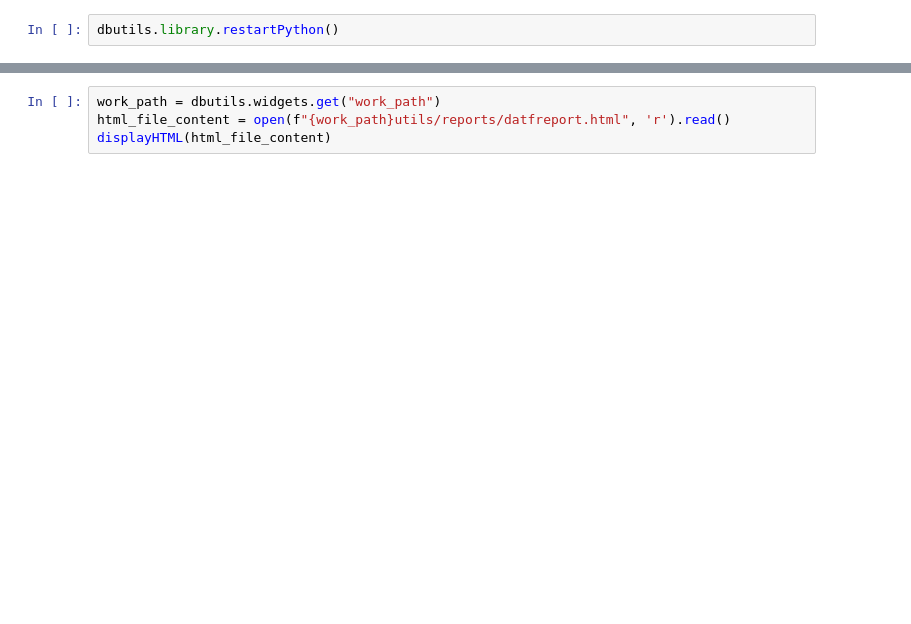
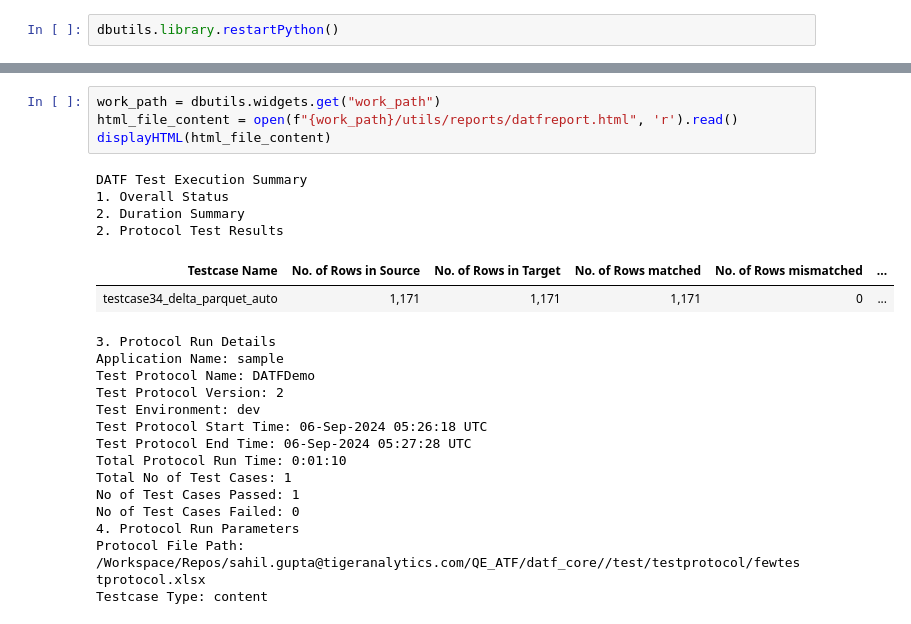
Before and after one commit to sahilgupta-tiger/QE_ATF, a Jupyter notebook: DATF-Execution.ipynb, the cells around one changed output, grey strips where cells are left out. Saved outputs shown, nothing was run; the diff lists cells and outputs as text; blank space fills up the shorter version.

```diff
--- a/DATF-Execution.ipynb
+++ b/DATF-Execution.ipynb
@@ -34,7 +68,28 @@ runner = f"{py_file} {protocol_file_path} {test_type} {test_names}"
 # %%
 work_path = dbutils.widgets.get("work_path")
-html_file_content = open(f"{work_path}utils/reports/datfreport.html", 'r').read()
+html_file_content = open(f"{work_path}/utils/reports/datfreport.html", 'r').read()
 displayHTML(html_file_content)
+# %% [output]
+DATF Test Execution Summary
+1. Overall Status
+2. Duration Summary
+2. Protocol Test Results
+| Testcase Name | No. of Rows in Source | No. of Rows in Target | No. of Rows matched | No. of Rows mismatched | ... |
+| testcase34_delta_parquet_auto | 1,171 | 1,171 | 1,171 | 0 | ... |
+3. Protocol Run Details
+Application Name: sample
+Test Protocol Name: DATFDemo
+Test Protocol Version: 2
+Test Environment: dev
+Test Protocol Start Time: 06-Sep-2024 05:26:18 UTC
+Test Protocol End Time: 06-Sep-2024 05:27:28 UTC
+Total Protocol Run Time: 0:01:10
+Total No of Test Cases: 1
+No of Test Cases Passed: 1
+No of Test Cases Failed: 0
+4. Protocol Run Parameters
+Protocol File Path: /Workspace/Repos/sahil.gupta@tigeranalytics.com/QE_ATF/datf_core//test/testprotocol/fewtestprotocol.xlsx
+Testcase Type: content
 # %%
 work_path = dbutils.widgets.get("work_path")
 html_file_content = open(f"{work_path}/utils/reports/datf_trends_report.html", 'r').read()
```
Also changed, not shown: parts of 5 cells of this notebook.
